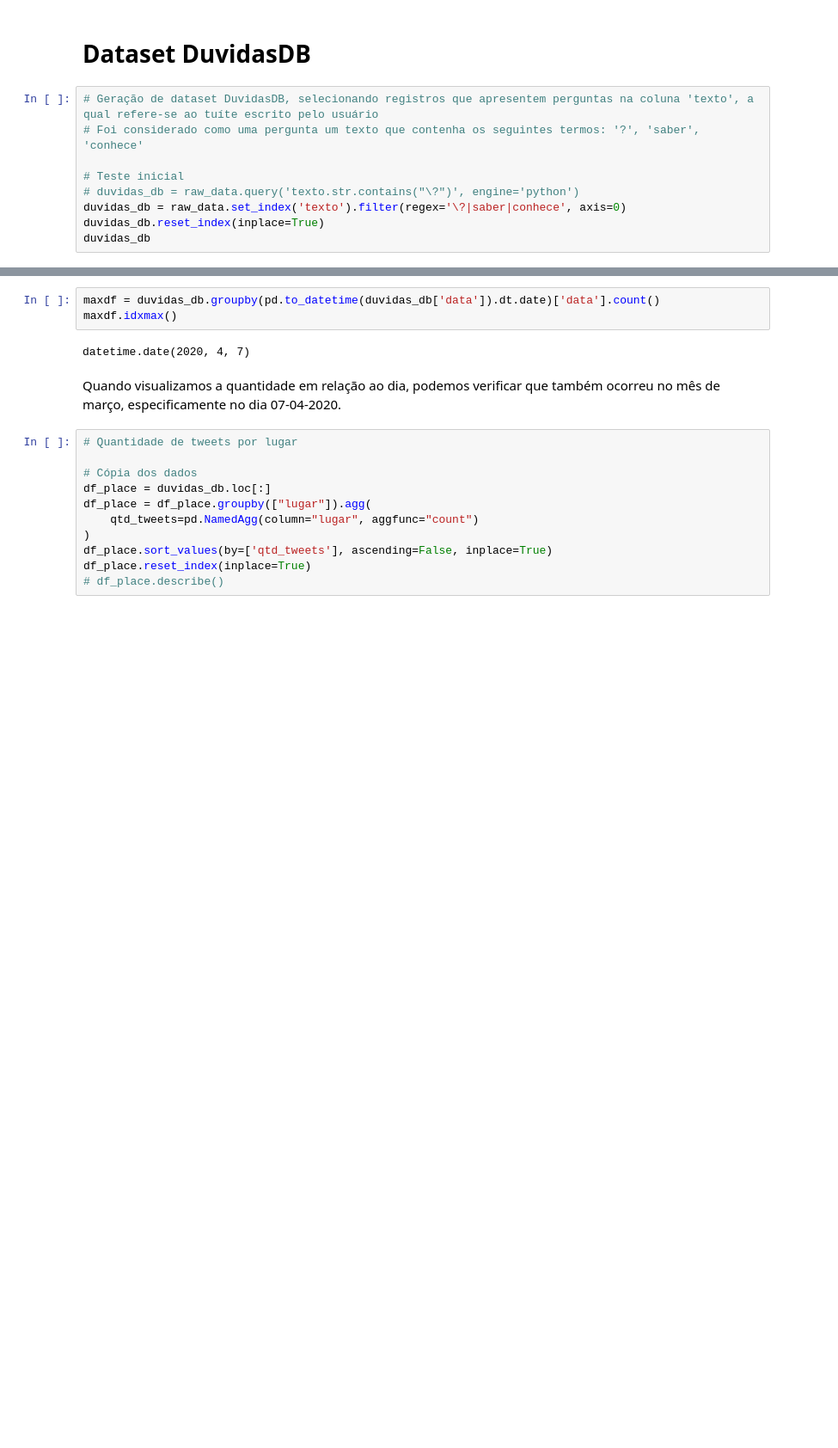
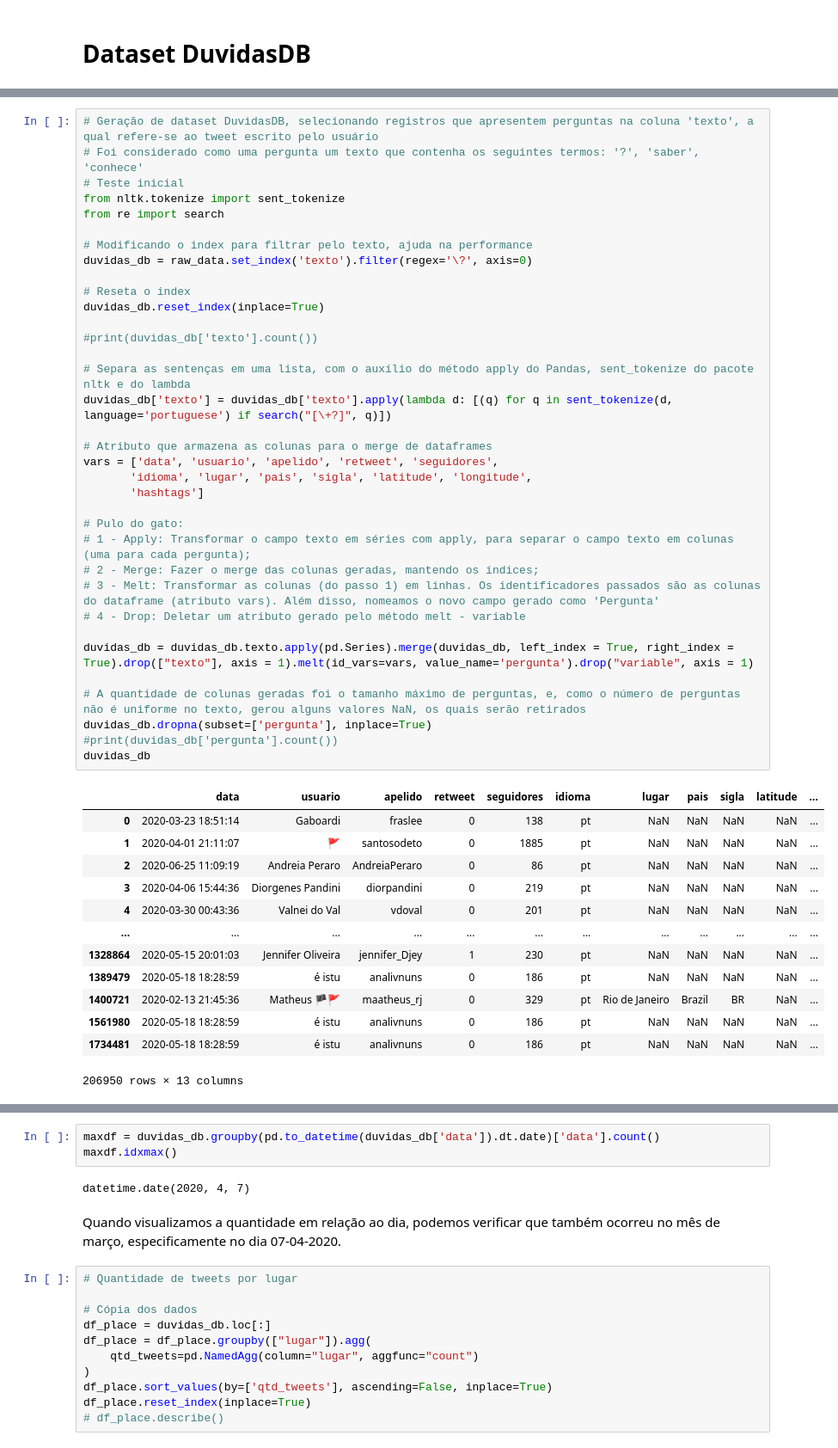
Before and after one commit to patricktapajos/covid19tweets, a Jupyter notebook: covid19_tweets.ipynb, the cells around one changed output, grey strips where cells are left out. Shown: that part at 86% size. Drawn from its saved outputs; the diff is of its cells as text; blank space fills up the shorter version.

```diff
--- a/covid19_tweets.ipynb
+++ b/covid19_tweets.ipynb
@@ -153,12 +177,3 @@ Podemos verificar que há tuítes de 59 idiomas, sendo o mais presente o pt (por
 gen_img_word_cloud(raw_data['texto']);
 # %% [markdown]
 # Dataset DuvidasDB
-# %%
-# Geração de dataset DuvidasDB, selecionando registros que apresentem perguntas na coluna 'texto', a qual refere-se ao tuíte escrito pelo usuário
-# Foi considerado como uma pergunta um texto que contenha os seguintes termos: '?', 'saber', 'conhece'
-
-# Teste inicial
-# duvidas_db = raw_data.query('texto.str.contains("\?")', engine='python')
-duvidas_db = raw_data.set_index('texto').filter(regex='\?|saber|conhece', axis=0)
-duvidas_db.reset_index(inplace=True)
-duvidas_db
@@ -191 +180,50 @@ duvidas_db
+# %%
+# Geração de dataset DuvidasDB, selecionando registros que apresentem perguntas na coluna 'texto', a qual refere-se ao tweet escrito pelo usuário
+# Foi considerado como uma pergunta um texto que contenha os seguintes termos: '?', 'saber', 'conhece'
+# Teste inicial
+from nltk.tokenize import sent_tokenize
+from re import search
+
+# Modificando o index para filtrar pelo texto, ajuda na performance
+duvidas_db = raw_data.set_index('texto').filter(regex='\?', axis=0)
+
+# Reseta o index
+duvidas_db.reset_index(inplace=True)
+
+#print(duvidas_db['texto'].count())
+
+# Separa as sentenças em uma lista, com o auxílio do método apply do Pandas, sent_tokenize do pacote nltk e do lambda
+duvidas_db['texto'] = duvidas_db['texto'].apply(lambda d: [(q) for q in sent_tokenize(d, language='portuguese') if search("[\+?]", q)])
+
+# Atributo que armazena as colunas para o merge de dataframes
+vars = ['data', 'usuario', 'apelido', 'retweet', 'seguidores',
+       'idioma', 'lugar', 'pais', 'sigla', 'latitude', 'longitude',
+       'hashtags']
+
+# Pulo do gato:
+# 1 - Apply: Transformar o campo texto em séries com apply, para separar o campo texto em colunas (uma para cada pergunta);
+# 2 - Merge: Fazer o merge das colunas geradas, mantendo os índices;
+# 3 - Melt: Transformar as colunas (do passo 1) em linhas. Os identificadores passados são as colunas do dataframe (atributo vars). Além disso, nomeamos o novo campo gerado como 'Pergunta'
+# 4 - Drop: Deletar um atributo gerado pelo método melt - variable
+
+duvidas_db = duvidas_db.texto.apply(pd.Series).merge(duvidas_db, left_index = True, right_index = True).drop(["texto"], axis = 1).melt(id_vars=vars, value_name='pergunta').drop("variable", axis = 1)
+
+# A quantidade de colunas geradas foi o tamanho máximo de perguntas, e, como o número de perguntas não é uniforme no texto, gerou alguns valores NaN, os quais serão retirados
+duvidas_db.dropna(subset=['pergunta'], inplace=True)
+#print(duvidas_db['pergunta'].count())
+duvidas_db
+# %% [output]
+|  | data | usuario | apelido | retweet | seguidores | idioma | lugar | pais | sigla | latitude | ... |
+| 0 | 2020-03-23 18:51:14 | Gaboardi | fraslee | 0 | 138 | pt | NaN | NaN | NaN | NaN | ... |
+| 1 | 2020-04-01 21:11:07 | 🚩 | santosodeto | 0 | 1885 | pt | NaN | NaN | NaN | NaN | ... |
+| 2 | 2020-06-25 11:09:19 | Andreia Peraro | AndreiaPeraro | 0 | 86 | pt | NaN | NaN | NaN | NaN | ... |
+| 3 | 2020-04-06 15:44:36 | Diorgenes Pandini | diorpandini | 0 | 219 | pt | NaN | NaN | NaN | NaN | ... |
+| 4 | 2020-03-30 00:43:36 | Valnei do Val | vdoval | 0 | 201 | pt | NaN | NaN | NaN | NaN | ... |
+| ... | ... | ... | ... | ... | ... | ... | ... | ... | ... | ... | ... |
+| 1328864 | 2020-05-15 20:01:03 | Jennifer Oliveira | jennifer_Djey | 1 | 230 | pt | NaN | NaN | NaN | NaN | ... |
+| 1389479 | 2020-05-18 18:28:59 | é istu | analivnuns | 0 | 186 | pt | NaN | NaN | NaN | NaN | ... |
+| 1400721 | 2020-02-13 21:45:36 | Matheus 🏴🚩 | maatheus_rj | 0 | 329 | pt | Rio de Janeiro | Brazil | BR | NaN | ... |
+| 1561980 | 2020-05-18 18:28:59 | é istu | analivnuns | 0 | 186 | pt | NaN | NaN | NaN | NaN | ... |
+| 1734481 | 2020-05-18 18:28:59 | é istu | analivnuns | 0 | 186 | pt | NaN | NaN | NaN | NaN | ... |
+206950 rows × 13 columns
 # %%
```
Also changed, not shown: parts of 21 cells of this notebook.
